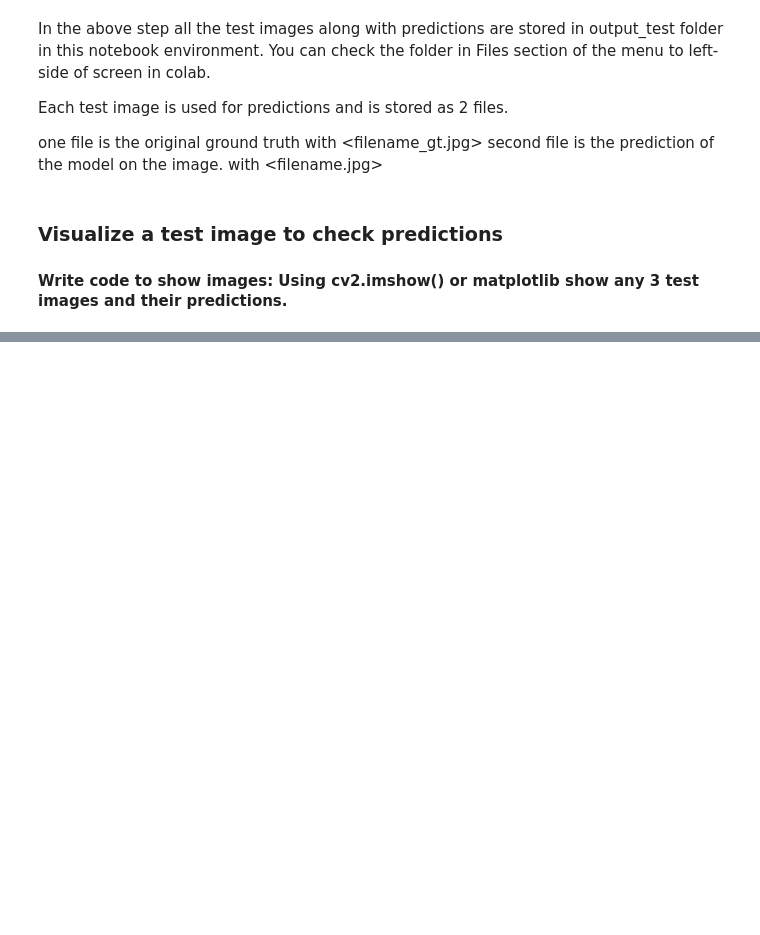
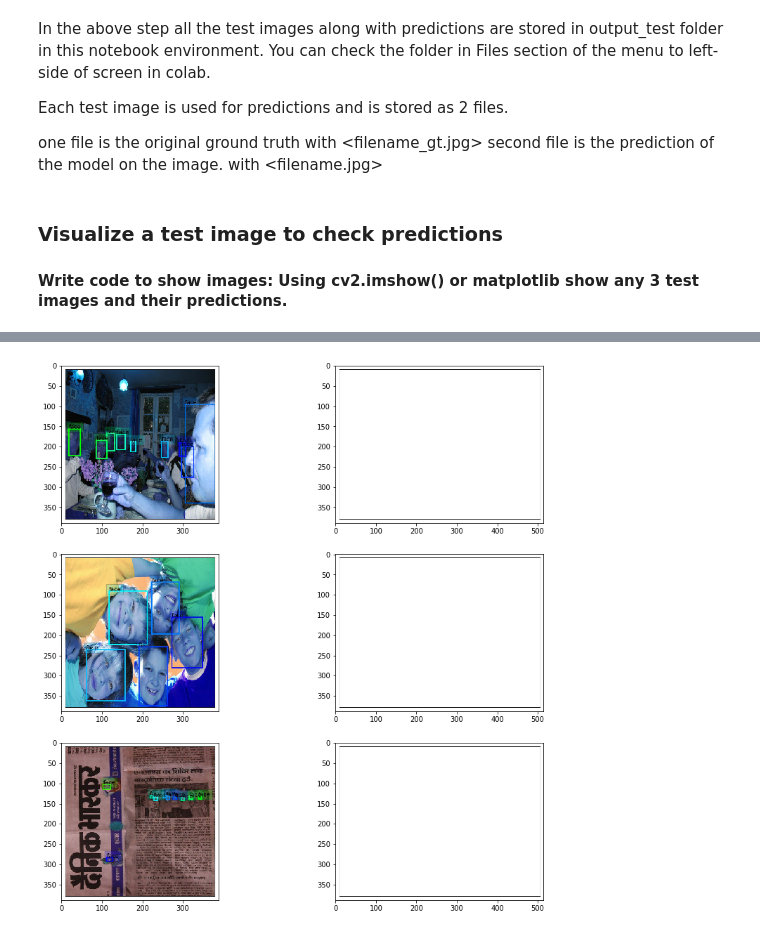
Before and after one commit to GreatLearningAIML1/bangalore-november-2018-batch-dsmithun, a Jupyter notebook: FACE_DETECTION_Questions.ipynb, the cells around one changed output, grey strips where cells are left out. Saved outputs shown, nothing was run; the diff lists cells and outputs as text; code cells hidden in the pictures; blank space fills up the shorter version.

```diff
--- a/FACE_DETECTION_Questions.ipynb
+++ b/FACE_DETECTION_Questions.ipynb
@@ -558,14 +596,0 @@ f is  ['13_Interview_Interview_Sequences_13_779.jpg', '12_Group_Team_Organized_G
-# %%
-for path,dir,img_name in os.walk(test_path):
-    print(img_name)
-    for i in sorted(img_name) :
-        if 'gt' in (i):
-            title='Ground Truth'
-        else :
-            title='Predection'
-        #title=i
-        img=cv2.imread(i)
-        plt.title(title)
-        plt.imshow(img)
-        plt.show()
-        #print(i)
@@ -579,0 +597,8 @@ for path,dir,img_name in os.walk(test_path):
+# %%
+import os
+test_dir = "./output_test"
+testfiles = []
+for file in os.listdir(test_dir):
+    testfiles.append(file)
+
+testfiles[0:5]
@@ -579,0 +611,25 @@ for path,dir,img_name in os.walk(test_path):
+# %%
+import cv2
+import matplotlib.pyplot as plt
+%matplotlib inline
+
+num_imgs = 3
+
+startLoc = 3
+
+fig, axs = plt.subplots(num_imgs,2,figsize=(14,14))
+
+for i in range(num_imgs):
+
+    pos = 2*(startLoc+i)
+    gt_file = '{}/{}'.format(test_dir, testfiles[pos+1])
+    img = cv2.imread(gt_file)
+    axs[i][0].imshow(img)
+
+    pred_file = '{}/{}'.format(test_dir, testfiles[pos])
+    img = cv2.imread(pred_file)
+    axs[i][1].imshow(img)
+
+plt.show()
+# %% [output]
+[figure, added]
```
Also changed, not shown: parts of 43 cells of this notebook.
